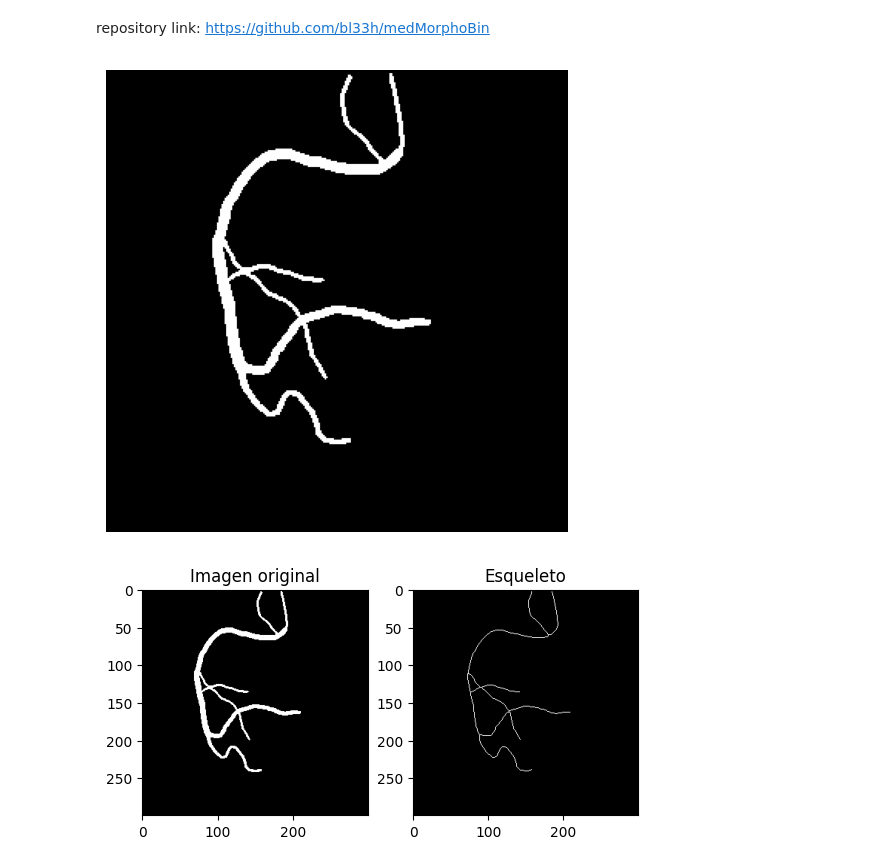
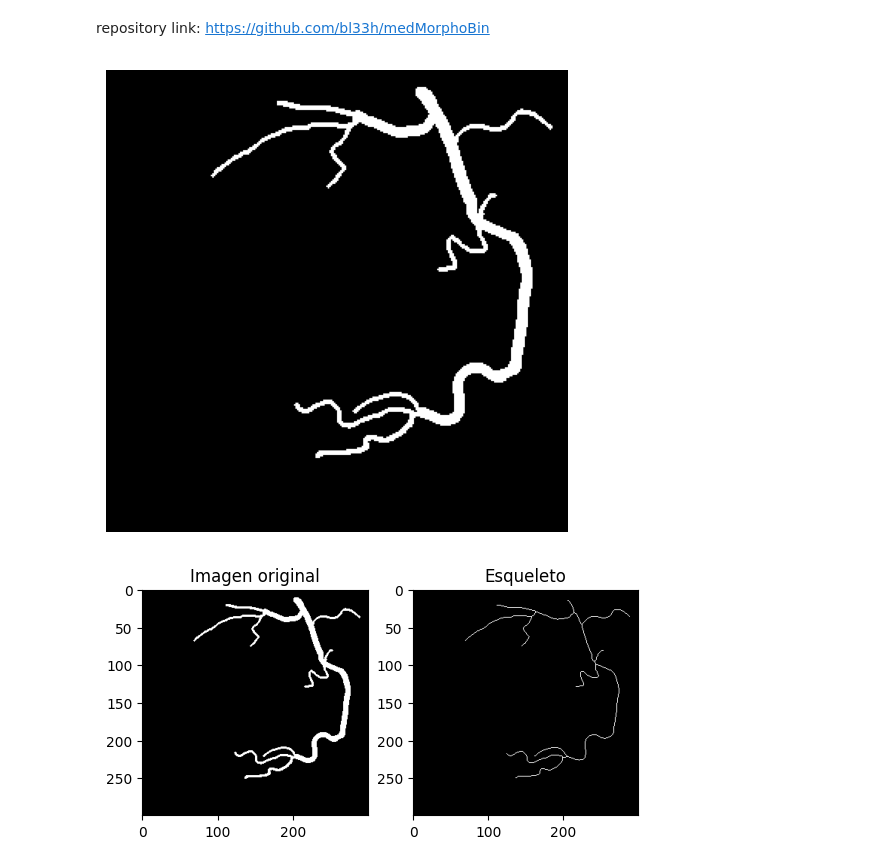
Before and after one commit to bl33h/medMorphoBin, a Jupyter notebook: src/SecondProblem.ipynb, the cells around one changed output. Saved outputs shown, nothing was run; the diff lists cells and outputs as text; code cells hidden in the pictures.

```diff
--- a/src/SecondProblem.ipynb
+++ b/src/SecondProblem.ipynb
@@ -19,17 +19,18 @@ from scipy.ndimage import convolve
 from skimage.graph import route_through_array
 import json
 # %%
-image_path = "img/1_gt.pgm"
+image_path = "img/7_gt.pgm"
 image = cv2.imread(image_path, cv2.IMREAD_GRAYSCALE)
 
 # Mostrar la imagen
 plt.figure(figsize=(6,6))
 plt.imshow(image, cmap='gray')
 plt.axis("off")
 plt.show()
 # %% [output]
-[figure, old version]
+[figure, new version]
 # %%
+# otsu thresholding
 _, binary = cv2.threshold(image, 0, 255, cv2.THRESH_BINARY + cv2.THRESH_OTSU)
 
 skeleton = skeletonize(binary)
@@ -44,11 +45,10 @@ plt.imshow(skeleton, cmap='gray')
 
 plt.show()
 
-plt.imsave('skeleton_output.png', skeleton, cmap='gray')
-
+# coordenadas del esqueleto
 skeleton_coords = np.column_stack(np.where(skeleton == 1))
 # %% [output]
-[figure, old version]
+[figure, new version]
 # %%
 # Define the skeleton image (replace this with your actual skeleton image)
 # skeleton = ...
```
Also changed, not shown: parts of 5 cells of this notebook, 5 other files.
